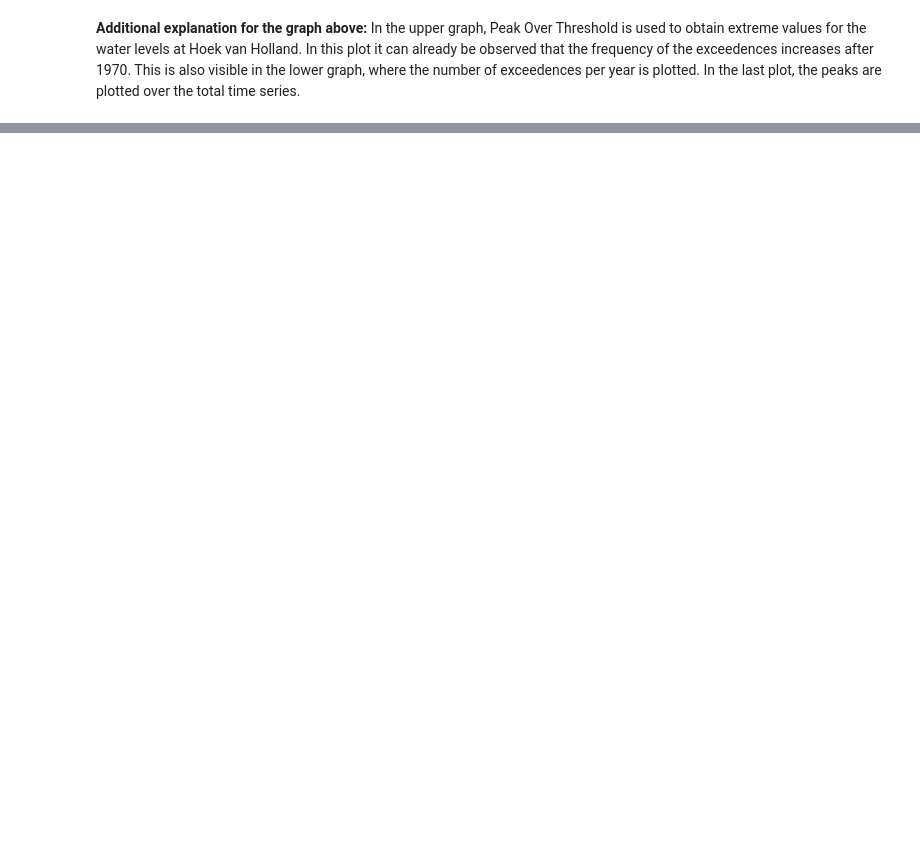
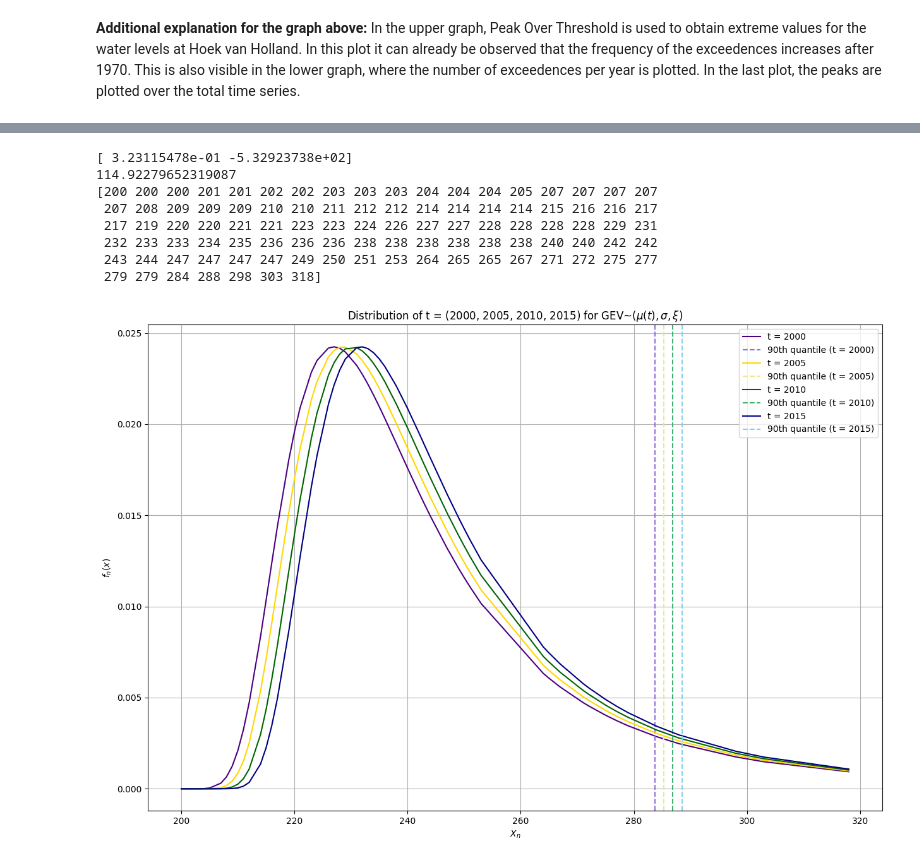
Before and after one commit to wwaasdorp/MORE_THE_BEST_GROUP, a Jupyter notebook: Watch_Data.ipynb, the cells around one changed output, grey strips where cells are left out. Cells and saved outputs as stored; diff of their text form; code cells hidden in the pictures; blank space fills up the shorter version.

```diff
--- a/Watch_Data.ipynb
+++ b/Watch_Data.ipynb
@@ -146,16 +146,16 @@ threshold = 200
 print(f'Threshold defined: {threshold} m.')
 distance = 24 * 4
 print(f'Declustering time is: {distance} hours.')
-peaks, _ = find_peaks(df['Elevation'], height=threshold, distance=distance)
-print('The shape of the sampled extremes is:', peaks.shape)
+peaks_un, _ = find_peaks(df['Elevation'], height=threshold, distance=distance)
+print('The shape of the sampled extremes is:', peaks_un.shape)
 
-peak_times = df['Datetime'].iloc[peaks]
-exceedances_per_year = peak_times.groupby(peak_times.dt.year).size()
+peak_times_un = df['Datetime'].iloc[peaks_un]
+exceedances_per_year = peak_times_un.groupby(peak_times_un.dt.year).size()
 
 # Plot exceedances on the time series of all observations
 plt.figure(figsize=(10, 6))
 plt.plot(df['Datetime'], df['Elevation'],'k')
-plt.scatter(df.iloc[peaks, 0], df.iloc[peaks, 1], 40, color='cornflowerblue', label='peaks')
+plt.scatter(df.iloc[peaks_un, 0], df.iloc[peaks_un, 1], 40, color='cornflowerblue', label='peaks')
 plt.axhline(y=threshold, color='r', linestyle='--', label=f'threshold: Peak water elevation = {threshold} m')
 plt.xlabel('Date [year]')
 plt.ylabel('Daily peak water elevation [$cm$]')
@@ -307,0 +345,62 @@ plt.grid()
+# %%
+# Filter the DataFrame for dates after 1970
+df_a1970 = df[df['Datetime'].dt.year >= 1970]
+# Filter the yearly average for dates after 1970
+YA_a1970 = df_a1970['Yearly_Avg']
+
+## Linear fit will be found
+linmodel = np.polyfit(np.array(df_a1970['Year']), np.array(YA_a1970),1)
+print(linmodel)
+lin_new = np.poly1d(linmodel)
+print(lin_new(2005))
+
+## New mu value
+mu0 = mu
+def mu_new(t):
+    mu_new = mu0 + lin_new(t)
+    return mu_new
+
+##
+peaks_a1970 = np.array(peaks_un)[df.loc[peaks_un, 'Datetime'].dt.year >= 1970]
+peaks_a1970_un = df.iloc[peaks_a1970, 1].values
+
+## Calculate pdf for time step 2000, 2005, 2010, 2015
+sorted_peaks = np.sort(np.array(peaks_a1970_un))
+print(sorted_peaks)
+f_mu2000 = gev.pdf(sorted_peaks, xi, mu_new(2000), sigma)
+f_mu2005 = gev.pdf(sorted_peaks, xi, mu_new(2005), sigma)
+f_mu2010 = gev.pdf(sorted_peaks, xi, mu_new(2010), sigma)
+f_mu2015 = gev.pdf(sorted_peaks, xi, mu_new(2015), sigma)
+
+## Find 90th quantile
+quant90_2000 = gev.ppf(0.9, xi, mu_new(2000), sigma)
+quant90_2005 = gev.ppf(0.9, xi, mu_new(2005), sigma)
+quant90_2010 = gev.ppf(0.9, xi, mu_new(2010), sigma)
+quant90_2015 = gev.ppf(0.9, xi, mu_new(2015), sigma)
+
+## plot
+plt.figure(figsize=(15,10))
+plt.plot(sorted_peaks, f_mu2000, color = 'indigo', label = 't = 2000')
+plt.axvline(x=quant90_2000, color = 'mediumpurple', linestyle = '--', label = '90th quantile (t = 2000)')
+plt.plot(sorted_peaks, f_mu2005, color = 'gold', label = 't = 2005')
+plt.axvline(x=quant90_2005, color = 'khaki', linestyle = '--', label = '90th quantile (t = 2005)')
+plt.plot(sorted_peaks, f_mu2010, color = 'darkgreen', label = 't = 2010')
+plt.axvline(x=quant90_2010, color = 'mediumseagreen', linestyle = '--', label = '90th quantile (t = 2010)')
+plt.plot(sorted_peaks, f_mu2015, color = 'navy', label = 't = 2015')
+plt.axvline(x=quant90_2015, color = 'skyblue', linestyle = '--', label = '90th quantile (t = 2015)')
+plt.xlabel(r'$X_{n}$')
+plt.ylabel(r'$f_{n}(x)$')
+plt.title(r'Distribution of t = (2000, 2005, 2010, 2015) for GEV~($\mu(t), \sigma, \xi$)')
+plt.legend()
+plt.grid()
+plt.show()
+# %% [output]
+[ 3.23115478e-01 -5.32923738e+02]
+114.92279652319087
+[200 200 200 201 201 202 202 203 203 203 204 204 204 205 207 207 207 207
+ 207 208 209 209 209 210 210 211 212 212 214 214 214 214 215 216 216 217
+ 217 219 220 220 221 221 223 223 224 226 227 227 228 228 228 228 229 231
+ 232 233 233 234 235 236 236 236 238 238 238 238 238 238 240 240 242 242
+ 243 244 247 247 247 247 249 250 251 253 264 265 265 267 271 272 275 277
+ 279 279 284 288 298 303 318]
+[figure, added]
```
Also changed, not shown: parts of 8 cells of this notebook, 2 other files.
